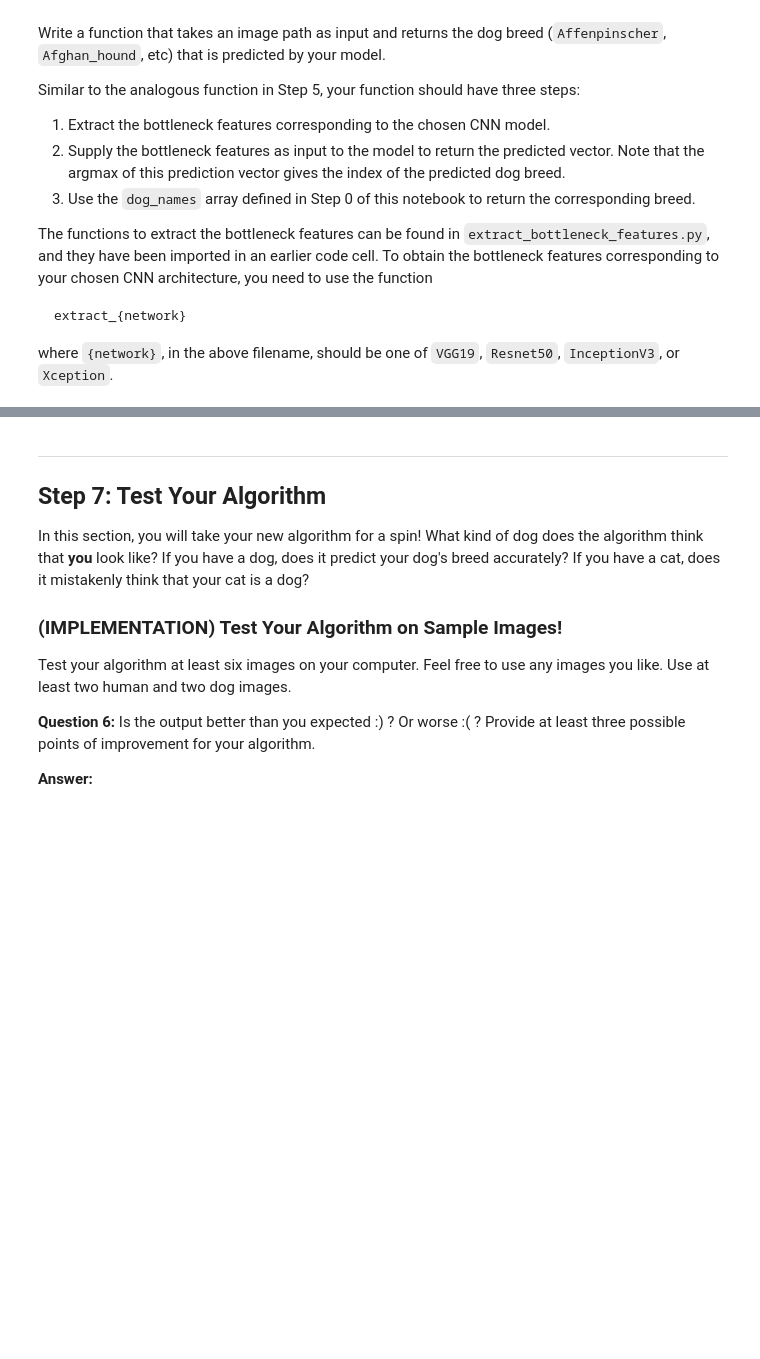
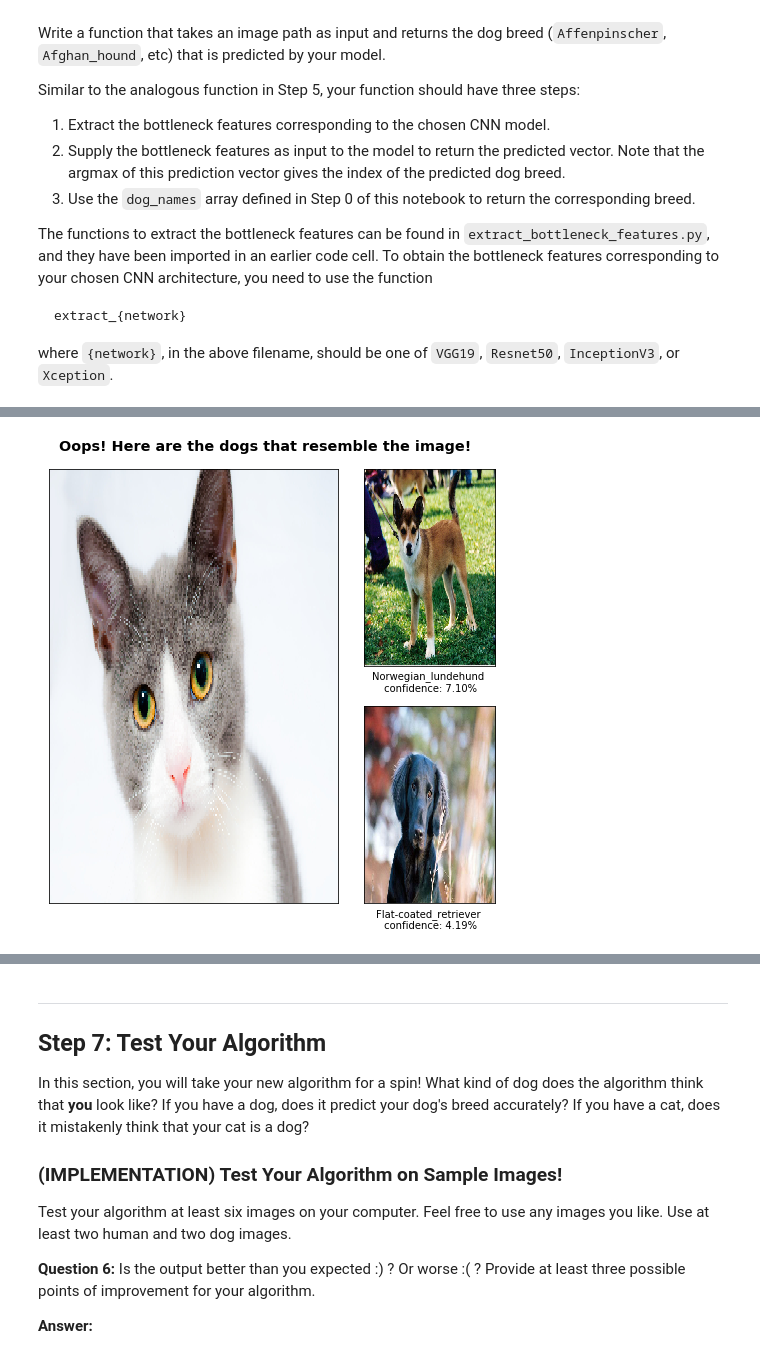
Before and after one commit to YehCF/Udacity_AIND_DL, a Jupyter notebook: udacity-dog-project/dog_app.ipynb, the cells around one changed output, grey strips where cells are left out. Drawn from its saved outputs; the diff is of its cells as text; code cells hidden in the pictures; blank space fills up the shorter version.

```diff
--- a/udacity-dog-project/dog_app.ipynb
+++ b/udacity-dog-project/dog_app.ipynb
@@ -1901,0 +1916,4 @@ AttributeError: 'Figure' object has no attribute 'title'
+# %%
+interpreter.interpret('test_samples/cat-pet-animal-domestic-104827.jpeg')
+# %% [output]
+[figure, added]
```
Also changed, not shown: parts of 9 cells of this notebook.
